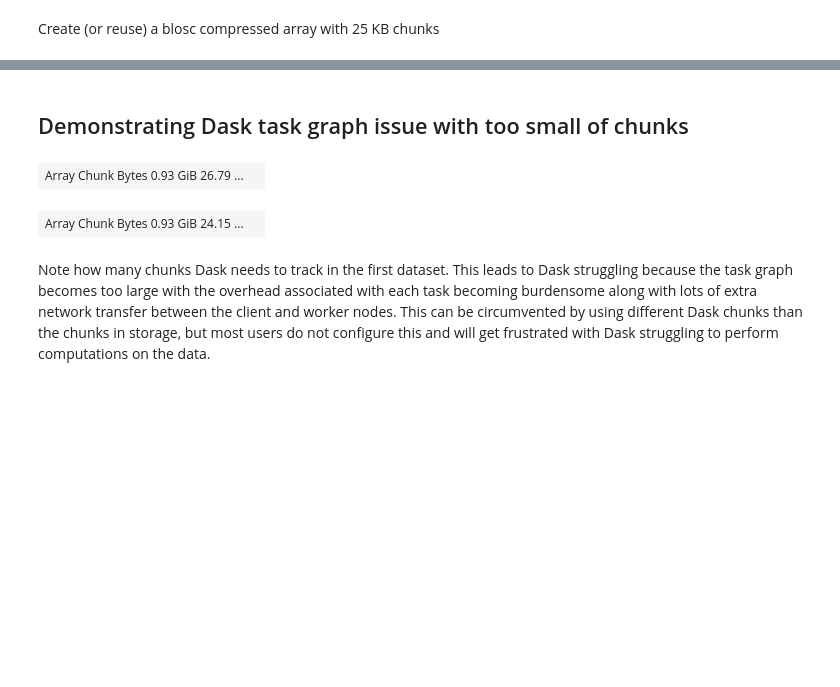
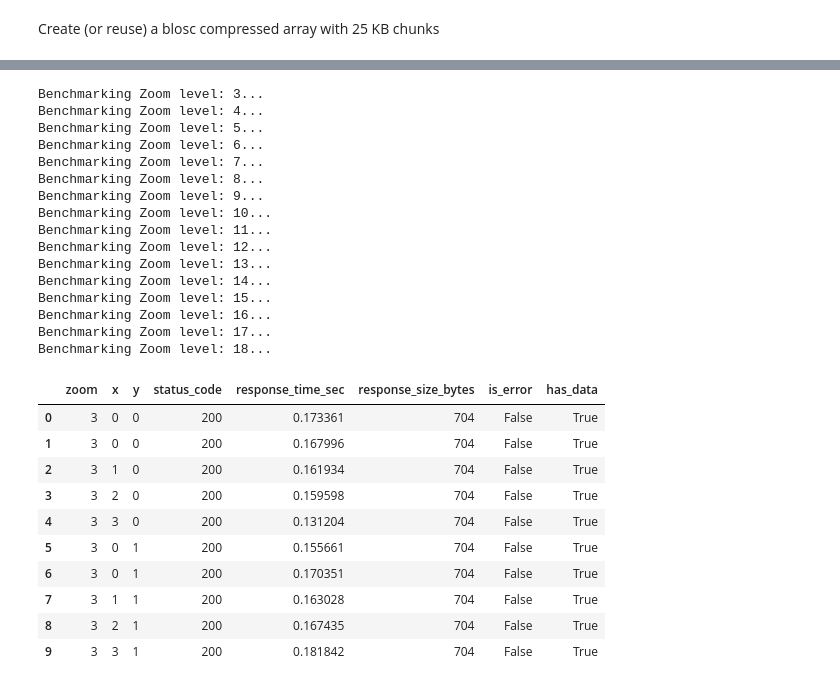
Before and after one commit to developmentseed/datacube-guide, a Jupyter notebook: docs/titiler-cmr-compat.ipynb, the cells around one changed output, grey strips where cells are left out. Drawn from its saved outputs; the diff is of its cells as text; code cells hidden in the pictures; blank space fills up the shorter version.

```diff
--- a/docs/titiler-cmr-compat.ipynb
+++ b/docs/titiler-cmr-compat.ipynb
@@ -145,15 +100,0 @@ reg_chunks_results = datacube_benchmark.benchmark_access_patterns(
-# %%
-df = pd.concat([tiny_chunks_results, reg_chunks_results])
-df["access_pattern"] = df["access_pattern"].replace(
-    {
-        "point": "Random point",
-        "time_series": "Time series",
-        "spatial_slice": "Spatial slice",
-        "full": "Full scan",
-    }
-)
-df["mean_time"] = df.apply(lambda row: float(row["mean_time"].magnitude), axis=1)
-df["chunk_size"] = df.apply(
-    lambda row: f"{row['chunk_size'].to("MB").magnitude:,.2f} (MB)", axis=1
-)
-df
@@ -188,2 +100,0 @@ Note that while random point access is faster for datacubes with smaller chunks,
-# %% [markdown]
-## Demonstrating Dask task graph issue with too small of chunks
@@ -198,12 +101,45 @@ def xarray_array_from_zarr_array(
-# %%
-result_tiny_chunks = xarray_array_from_zarr_array(tiny_chunk_arr) * 3
-result_tiny_chunks.data
-# %% [output]
-| Array Chunk Bytes 0.93 GiB 26.79 ... |  |
-# %%
-result_reg_chunks = xarray_array_from_zarr_array(reg_chunk_arr) * 3
-result_reg_chunks.data
-# %% [output]
-| Array Chunk Bytes 0.93 GiB 24.15 ... |  |
-# %% [markdown]
-Note how many chunks Dask needs to track in the first dataset. This leads to Dask struggling because the task graph becomes too large with the overhead associated with each task becoming burdensome along with lots of extra network transfer between the client and worker nodes. This can be circumvented by using different Dask chunks than the chunks in storage, but most users do not configure this and will get frustrated with Dask struggling to perform computations on the data.
+# %%
+async def run_tile_benchmark():
+    df = await benchmark_titiler_cmr(
+        endpoint=endpoint,
+        ds=ds,
+        tms=tms,
+        min_zoom=min_zoom,
+        max_zoom=max_zoom,
+        lng=lng,
+        lat=lat,
+        format=tile_format,
+        timeout_s=timeout_s,
+    )
+    return df
+
+df_tiles =  await run_tile_benchmark()
+df_tiles.head(10)
+# %% [output]
+Benchmarking Zoom level: 3...
+Benchmarking Zoom level: 4...
+Benchmarking Zoom level: 5...
+Benchmarking Zoom level: 6...
+Benchmarking Zoom level: 7...
+Benchmarking Zoom level: 8...
+Benchmarking Zoom level: 9...
+Benchmarking Zoom level: 10...
+Benchmarking Zoom level: 11...
+Benchmarking Zoom level: 12...
+Benchmarking Zoom level: 13...
+Benchmarking Zoom level: 14...
+Benchmarking Zoom level: 15...
+Benchmarking Zoom level: 16...
+Benchmarking Zoom level: 17...
+Benchmarking Zoom level: 18...
+|  | zoom | x | y | status_code | response_time_sec | response_size_bytes | is_error | has_data |
+| 0 | 3 | 0 | 0 | 200 | 0.173361 | 704 | False | True |
+| 1 | 3 | 0 | 0 | 200 | 0.167996 | 704 | False | True |
+| 2 | 3 | 1 | 0 | 200 | 0.161934 | 704 | False | True |
+| 3 | 3 | 2 | 0 | 200 | 0.159598 | 704 | False | True |
+| 4 | 3 | 3 | 0 | 200 | 0.131204 | 704 | False | True |
+| 5 | 3 | 0 | 1 | 200 | 0.155661 | 704 | False | True |
+| 6 | 3 | 0 | 1 | 200 | 0.170351 | 704 | False | True |
+| 7 | 3 | 1 | 1 | 200 | 0.163028 | 704 | False | True |
+| 8 | 3 | 2 | 1 | 200 | 0.167435 | 704 | False | True |
+| 9 | 3 | 3 | 1 | 200 | 0.181842 | 704 | False | True |
```
Also changed, not shown: parts of 34 cells of this notebook.
